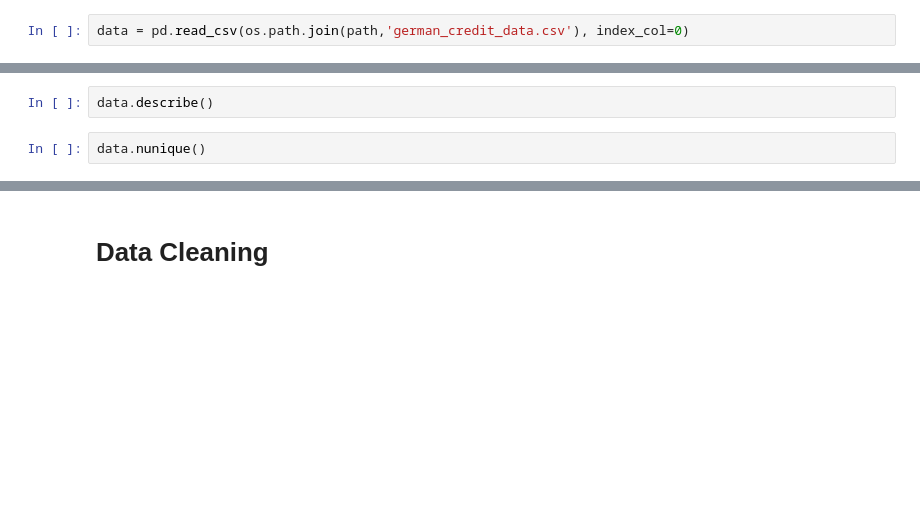
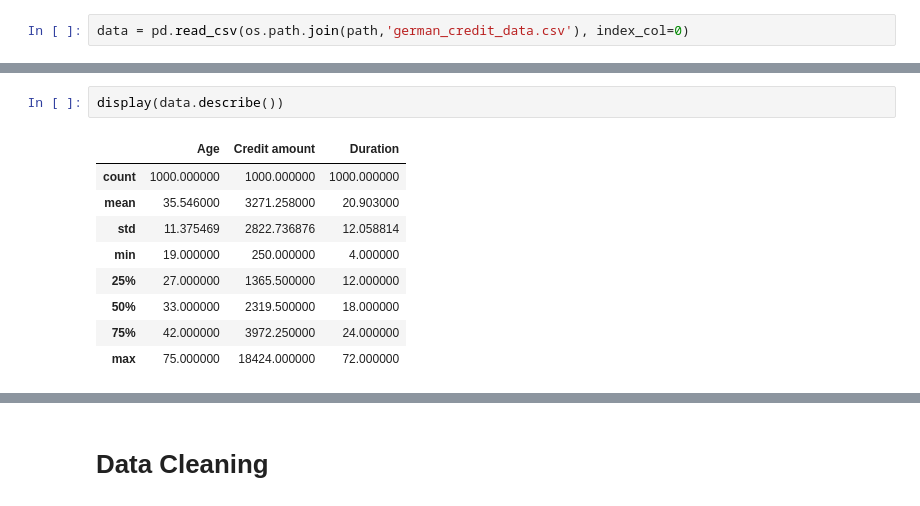
Before and after one commit to swuttipat/german-credit-risk, a Jupyter notebook: german-credit-risk-model-training-and-evaluating.ipynb, the cells around one changed output, grey strips where cells are left out. Saved outputs shown, nothing was run; the diff lists cells and outputs as text; blank space fills up the shorter version.

```diff
--- a/german-credit-risk-model-training-and-evaluating.ipynb
+++ b/german-credit-risk-model-training-and-evaluating.ipynb
@@ -41,4 +83,12 @@ for column in categorical_columns:
-# %%
-data.describe()
-# %%
-data.nunique()
+# %%
+display(data.describe())
+# %% [output]
+|  | Age | Credit amount | Duration |
+| count | 1000.000000 | 1000.000000 | 1000.000000 |
+| mean | 35.546000 | 3271.258000 | 20.903000 |
+| std | 11.375469 | 2822.736876 | 12.058814 |
+| min | 19.000000 | 250.000000 | 4.000000 |
+| 25% | 27.000000 | 1365.500000 | 12.000000 |
+| 50% | 33.000000 | 2319.500000 | 18.000000 |
+| 75% | 42.000000 | 3972.250000 | 24.000000 |
+| max | 75.000000 | 18424.000000 | 72.000000 |
```
Also changed, not shown: parts of 30 cells of this notebook, 2 other files.
